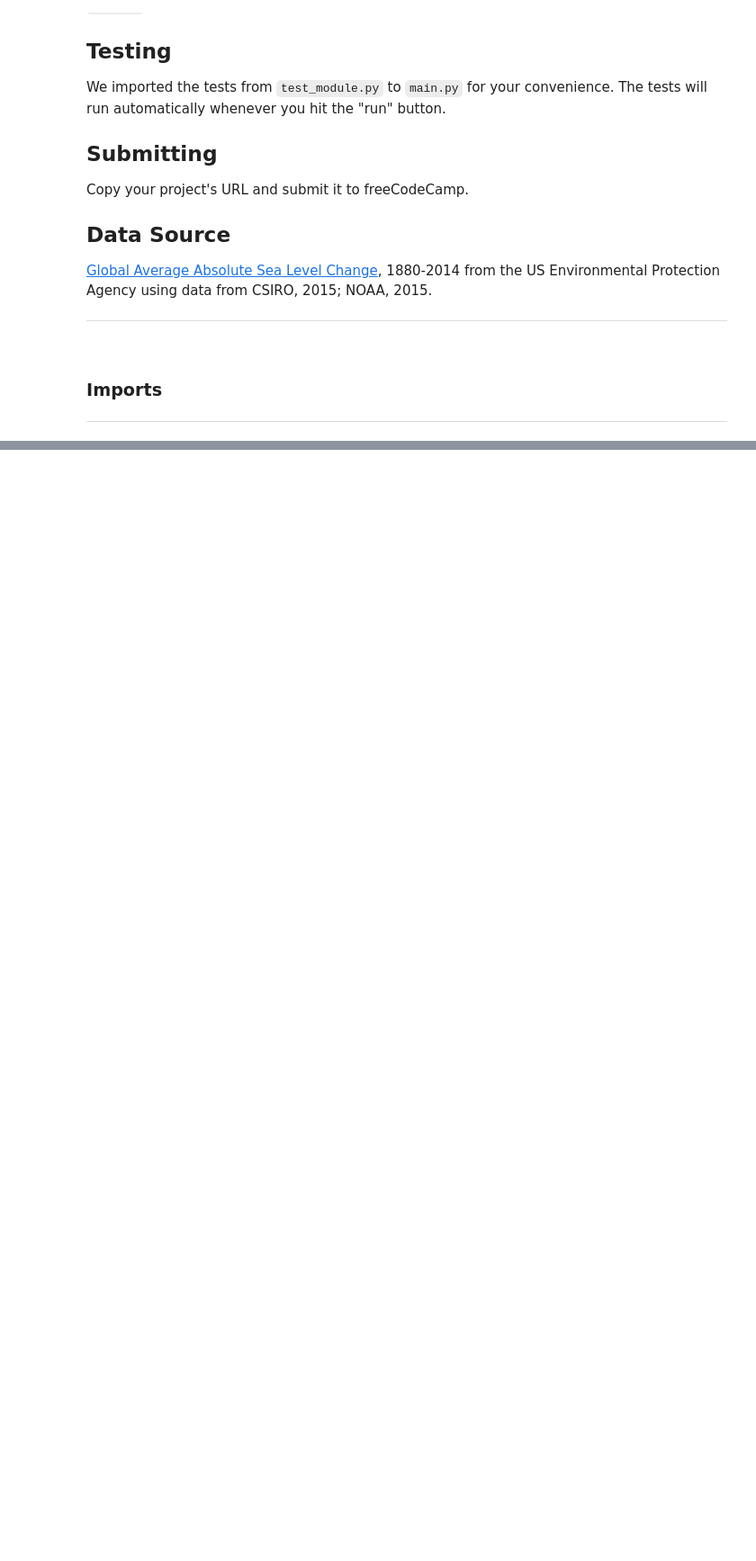
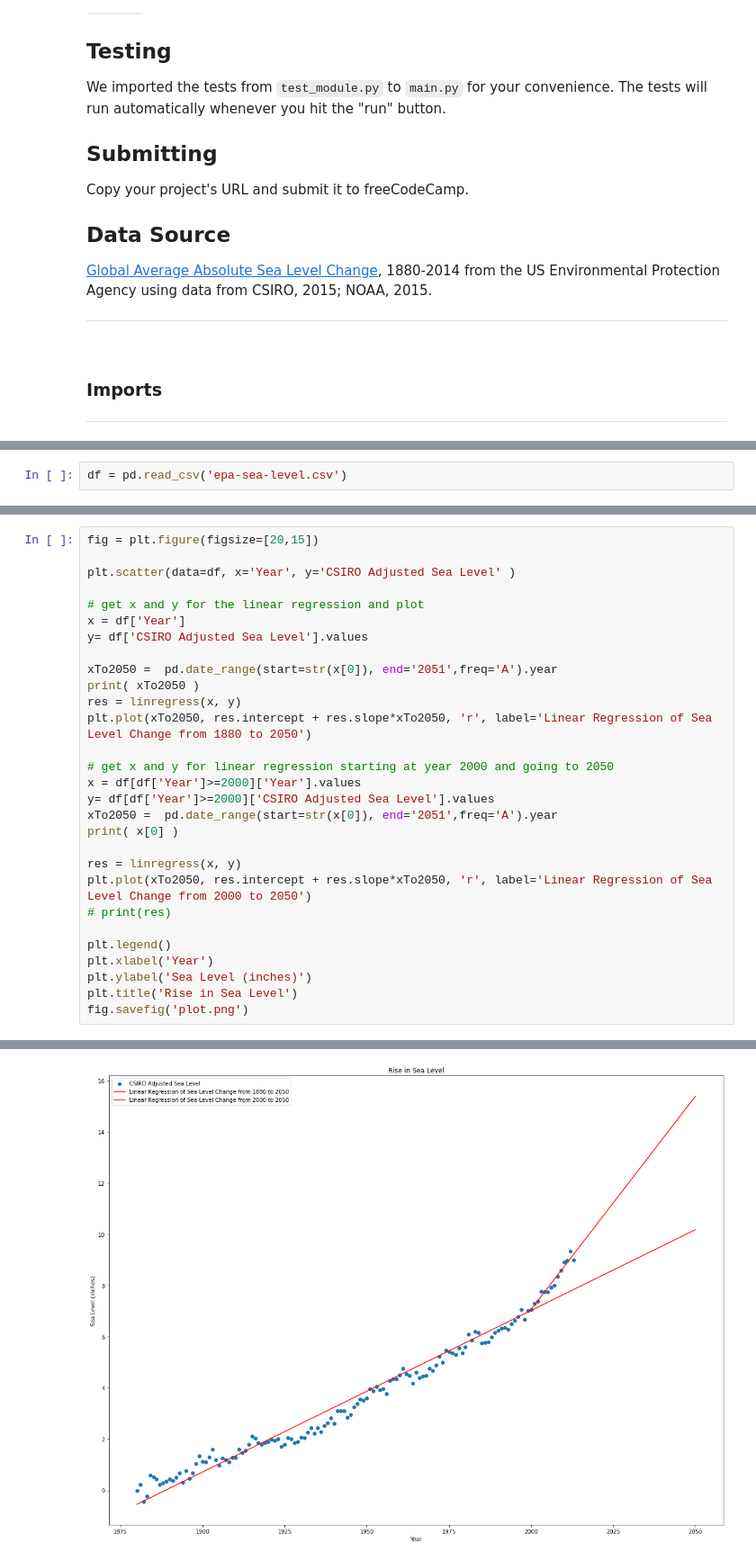
Before and after one commit to brunscii/pythonDataAnalysis, a Jupyter notebook: Sea Level Predictor/slp.ipynb, the cells around one changed output, grey strips where cells are left out. Shown: that part at 90% size. Cells and saved outputs as stored; diff of their text form; blank space fills up the shorter version.

```diff
--- a/Sea Level Predictor/slp.ipynb
+++ b/Sea Level Predictor/slp.ipynb
@@ -43,0 +51,2 @@
+# %%
+df = pd.read_csv('epa-sea-level.csv')
@@ -43,0 +72,30 @@
+# %%
+fig = plt.figure(figsize=[20,15])
+
+plt.scatter(data=df, x='Year', y='CSIRO Adjusted Sea Level' )
+
+# get x and y for the linear regression and plot
+x = df['Year']
+y= df['CSIRO Adjusted Sea Level'].values
+
+xTo2050 =  pd.date_range(start=str(x[0]), end='2051',freq='A').year
+print( xTo2050 )
+res = linregress(x, y)
+plt.plot(xTo2050, res.intercept + res.slope*xTo2050, 'r', label='Linear Regression of Sea Level Change from 1880 to 2050')
+
+# get x and y for linear regression starting at year 2000 and going to 2050
+x = df[df['Year']>=2000]['Year'].values
+y= df[df['Year']>=2000]['CSIRO Adjusted Sea Level'].values
+xTo2050 =  pd.date_range(start=str(x[0]), end='2051',freq='A').year
+print( x[0] )
+
+res = linregress(x, y)
+plt.plot(xTo2050, res.intercept + res.slope*xTo2050, 'r', label='Linear Regression of Sea Level Change from 2000 to 2050')
+# print(res)
+
+plt.legend()
+plt.xlabel('Year')
+plt.ylabel('Sea Level (inches)')
+plt.title('Rise in Sea Level')
+fig.savefig('plot.png')
+# %% [output]
@@ -43,0 +107 @@
+[figure, added]
```
Also changed, not shown: parts of 5 cells of this notebook.
